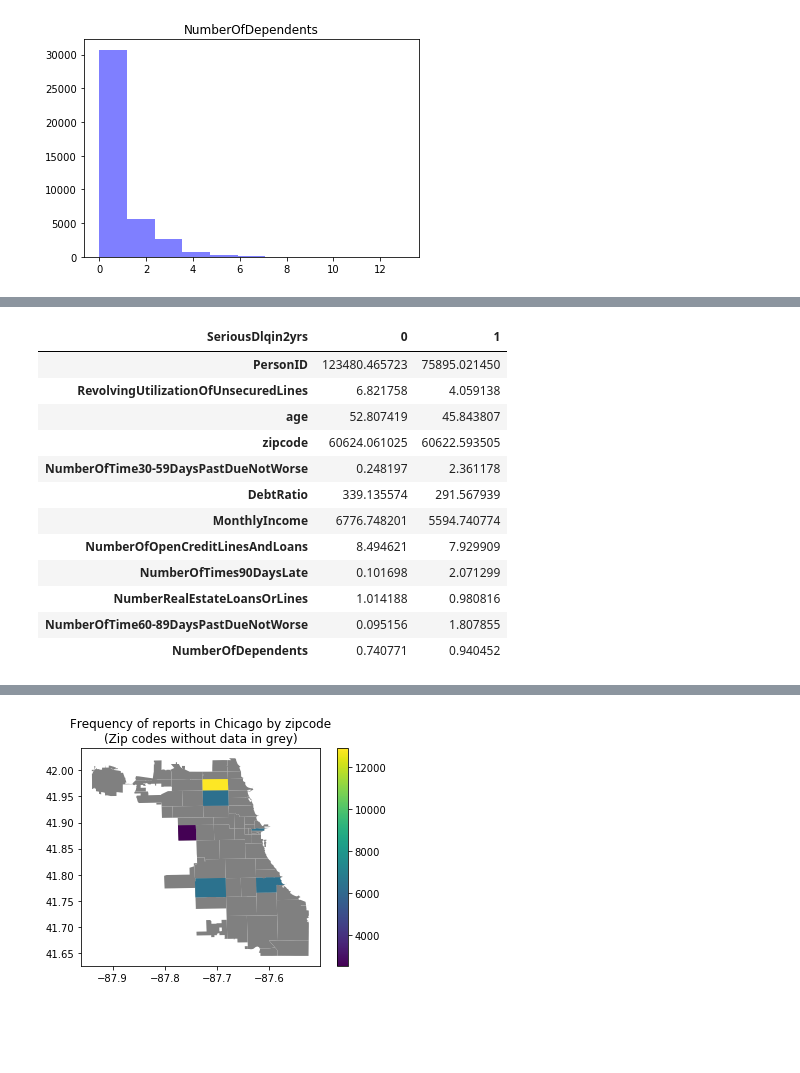
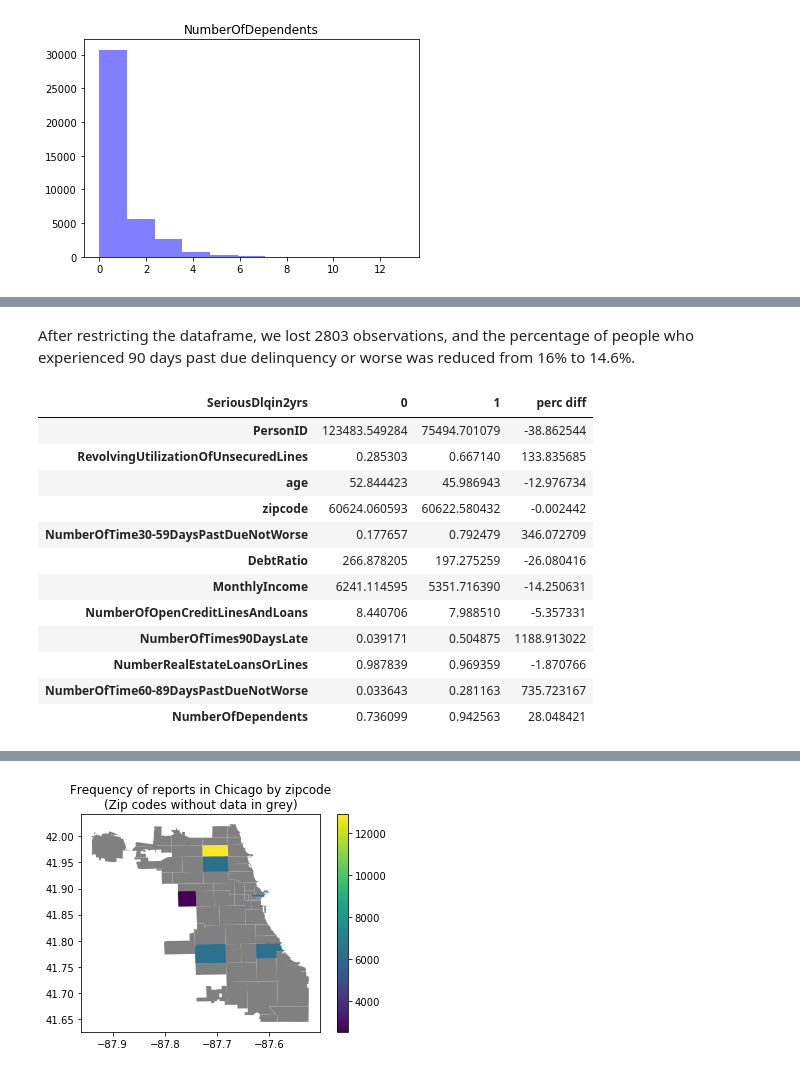
Before and after one commit to cariasmartelo/MLPP, a Jupyter notebook: HW2/pipeline_demo.ipynb, the cells around one changed output, grey strips where cells are left out. Cells and saved outputs as stored; diff of their text form; code cells hidden in the pictures; blank space fills up the shorter version.

```diff
--- a/HW2/pipeline_demo.ipynb
+++ b/HW2/pipeline_demo.ipynb
@@ -44,0 +131,9 @@ ppln.see_histograms(credit_df)
+# %%
+restrictions = {
+    'NumberOfTime60-89DaysPastDueNotWorse': [0, 0.99],
+    'NumberOfTimes90DaysLate': [0, 0.99],
+    'NumberOfTime30-59DaysPastDueNotWorse': [0, 0.99],
+    'RevolvingUtilizationOfUnsecuredLines': [0, 0.99],
+    'DebtRatio': [0, 0.99],
+    'MonthlyIncome': [0, 0.99]}
+ppln.see_histograms(credit_df, restrict = restrictions)
@@ -44,0 +162,4 @@ ppln.see_histograms(credit_df)
+# %%
+credit_df_restrict = ppln.restrict_df(credit_df, restrict=restrictions)
+ppln.see_summary_stats(credit_df_restrict, ppln.OUTCOME_VAR)
+ppln.see_summary_stats(credit_df, ppln.OUTCOME_VAR)
@@ -45,16 +185,18 @@ ppln.see_histograms(credit_df)
+# %% [markdown]
+ After restricting the dataframe, we lost 2803 observations, and the percentage of people who experienced 90 days past due delinquency or worse was reduced from 16% to 14.6%.
 # %%
-ppln.summary_by_objective(credit_df)
+ppln.summary_by_objective(credit_df_restrict)
 # %% [output]
-| SeriousDlqin2yrs | 0 | 1 |
-| PersonID | 123480.465723 | 75895.021450 |
-| RevolvingUtilizationOfUnsecuredLines | 6.821758 | 4.059138 |
-| age | 52.807419 | 45.843807 |
-| zipcode | 60624.061025 | 60622.593505 |
-| NumberOfTime30-59DaysPastDueNotWorse | 0.248197 | 2.361178 |
-| DebtRatio | 339.135574 | 291.567939 |
-| MonthlyIncome | 6776.748201 | 5594.740774 |
-| NumberOfOpenCreditLinesAndLoans | 8.494621 | 7.929909 |
-| NumberOfTimes90DaysLate | 0.101698 | 2.071299 |
-| NumberRealEstateLoansOrLines | 1.014188 | 0.980816 |
-| NumberOfTime60-89DaysPastDueNotWorse | 0.095156 | 1.807855 |
-| NumberOfDependents | 0.740771 | 0.940452 |
+| SeriousDlqin2yrs | 0 | 1 | perc diff |
+| PersonID | 123483.549284 | 75494.701079 | -38.862544 |
+| RevolvingUtilizationOfUnsecuredLines | 0.285303 | 0.667140 | 133.835685 |
+| age | 52.844423 | 45.986943 | -12.976734 |
+| zipcode | 60624.060593 | 60622.580432 | -0.002442 |
+| NumberOfTime30-59DaysPastDueNotWorse | 0.177657 | 0.792479 | 346.072709 |
+| DebtRatio | 266.878205 | 197.275259 | -26.080416 |
+| MonthlyIncome | 6241.114595 | 5351.716390 | -14.250631 |
+| NumberOfOpenCreditLinesAndLoans | 8.440706 | 7.988510 | -5.357331 |
+| NumberOfTimes90DaysLate | 0.039171 | 0.504875 | 1188.913022 |
+| NumberRealEstateLoansOrLines | 0.987839 | 0.969359 | -1.870766 |
+| NumberOfTime60-89DaysPastDueNotWorse | 0.033643 | 0.281163 | 735.723167 |
+| NumberOfDependents | 0.736099 | 0.942563 | 28.048421 |
```
Also changed, not shown: parts of 36 cells of this notebook, 2 other files.
